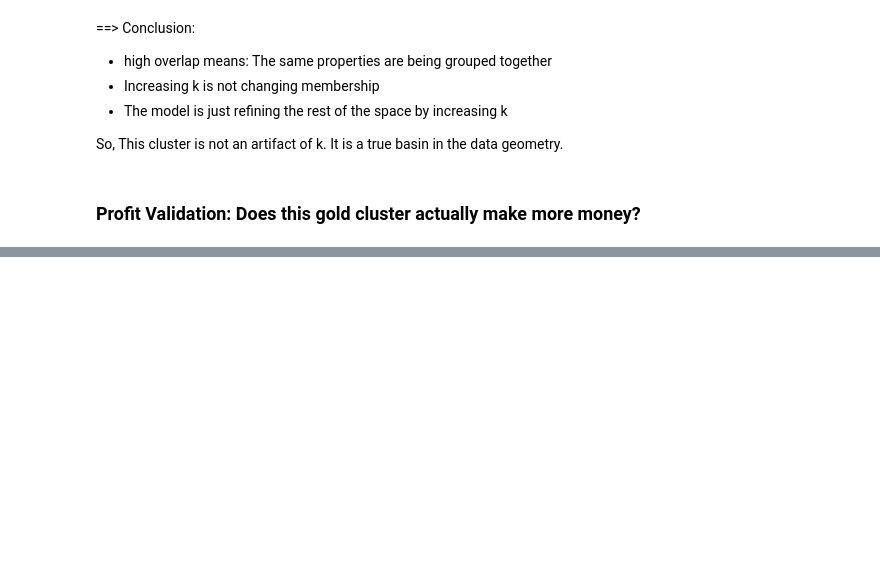
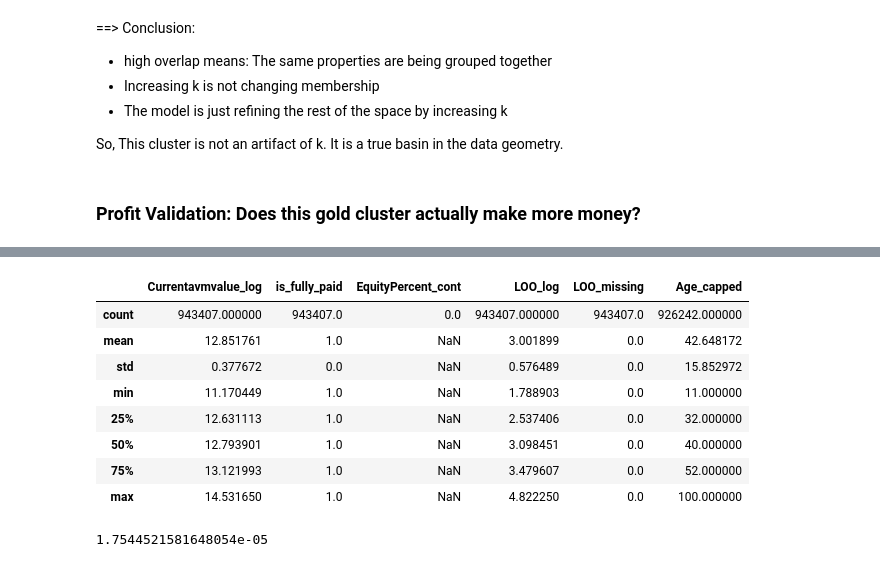
Before and after one commit to m-kareem/Property_clustring, a Jupyter notebook: Data_exploration.ipynb, the cells around one changed output, grey strips where cells are left out. Cells and saved outputs as stored; diff of their text form; code cells hidden in the pictures; blank space fills up the shorter version.

```diff
--- a/Data_exploration.ipynb
+++ b/Data_exploration.ipynb
@@ -998,0 +1009,10 @@ So, This cluster is not an artifact of k. It is a true basin in the data geometr
+# %%
+df_stuckAcqs["PropertyID_join"] = (
+    df_stuckAcqs["FA Prop Id"]
+    .dropna()
+    .astype("int64")
+    .astype(str)
+)
+
+df_combined["PropertyID_join"] = df_combined["PropertyID"].astype(str)
+sampled_df["PropertyID_join"] = sampled_df["PropertyID"].astype(str)
@@ -998,0 +1127,6 @@ So, This cluster is not an artifact of k. It is a true basin in the data geometr
+# %%
+X_full = df_combined[cluster_features].copy()
+X_full_filled = X_full.fillna(0)
+# %%
+X_full_scaled = scaler.transform(X_full_filled)
+X_full_scaled.shape
@@ -998,0 +1135,2 @@ So, This cluster is not an artifact of k. It is a true basin in the data geometr
+# %%
+df_combined["cluster"] = kmeans.predict(X_full_scaled)
@@ -998,0 +1165,22 @@ So, This cluster is not an artifact of k. It is a true basin in the data geometr
+# %%
+df_combined[df_combined["cluster"] == 5][cluster_features].describe()
+# %% [output]
+|  | Currentavmvalue_log | is_fully_paid | EquityPercent_cont | LOO_log | LOO_missing | Age_capped |
+| count | 943407.000000 | 943407.0 | 0.0 | 943407.000000 | 943407.0 | 926242.000000 |
+| mean | 12.851761 | 1.0 | NaN | 3.001899 | 0.0 | 42.648172 |
+| std | 0.377672 | 0.0 | NaN | 0.576489 | 0.0 | 15.852972 |
+| min | 11.170449 | 1.0 | NaN | 1.788903 | 0.0 | 11.000000 |
+| 25% | 12.631113 | 1.0 | NaN | 2.537406 | 0.0 | 32.000000 |
+| 50% | 12.793901 | 1.0 | NaN | 3.098451 | 0.0 | 40.000000 |
+| 75% | 13.121993 | 1.0 | NaN | 3.479607 | 0.0 | 52.000000 |
+| max | 14.531650 | 1.0 | NaN | 4.822250 | 0.0 | 100.000000 |
+# %%
+df_combined_joined = df_combined.merge(
+    df_stuckAcqs[["PropertyID_join", "Gross Margin"]],
+    on="PropertyID_join",
+    how="left"
+)
+
+df_combined_joined["Gross Margin"].notna().mean()
+# %% [output]
+1.7544521581648054e-05
```
Also changed, not shown: parts of 33 cells of this notebook, 1 other file.
